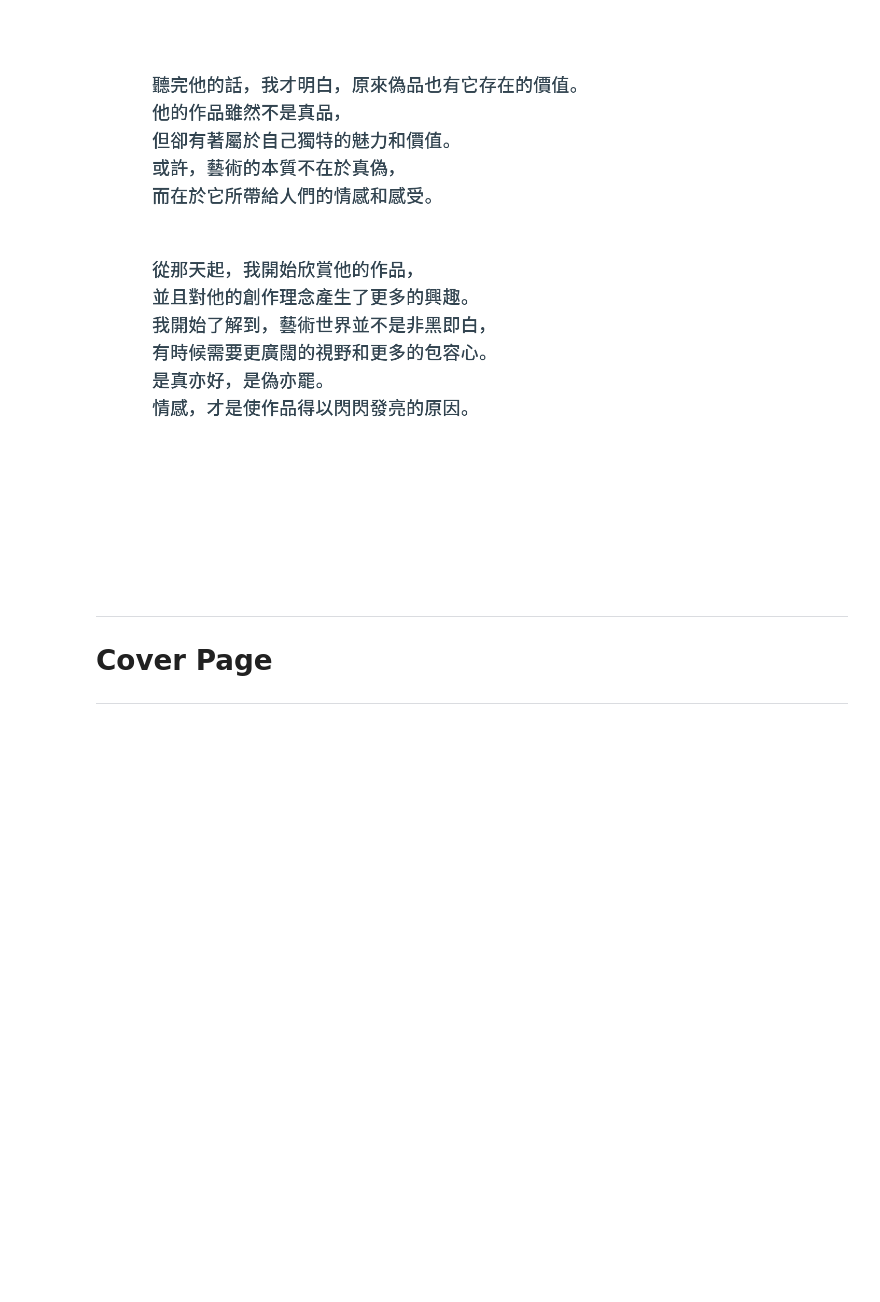
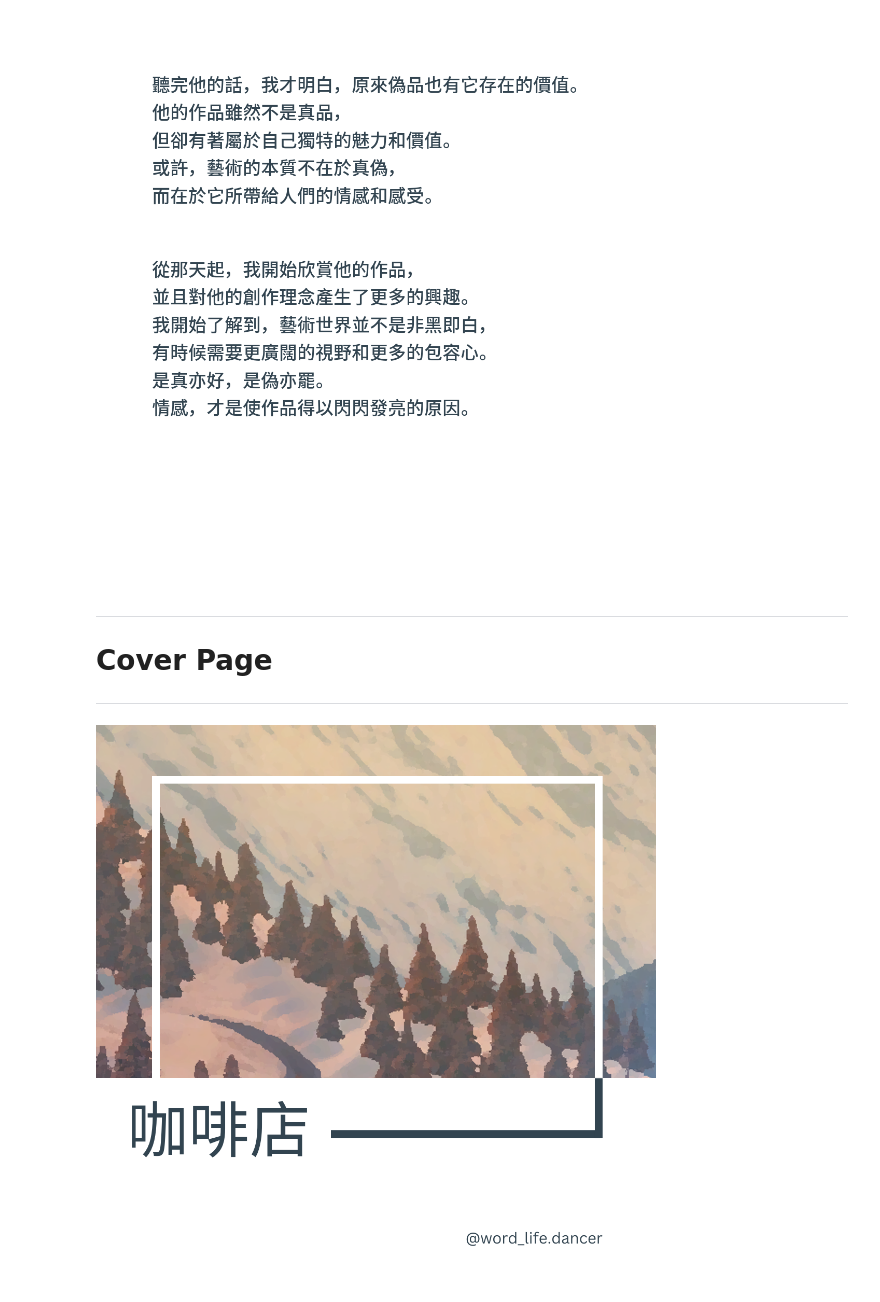
Before and after one commit to Gameboy612/ImageWithTextGenerator, a Jupyter notebook: TextToImage.ipynb, the cells around one changed output. Cells and saved outputs as stored; diff of their text form; code cells hidden in the pictures; blank space fills up the shorter version.

Commit message:
Finished Cover Generator

```diff
--- a/TextToImage.ipynb
+++ b/TextToImage.ipynb
@@ -395,3 +396,18 @@ output/page_5.png
 ---
 # Cover Page
 ---
+# %%
+OVERLAY_PATH = "./assets/overlay.png"
+BACKGROUND_PATH = "./input/background.png"
+
+
+TITLE_OUTPUT_PATH = "./output/cover.png"
+
+TITLE_FONT_SIZE = 118
+TITLE_LOCATION = (60, 687)
+TITLE_FONT_COLOR = TEXT_COLOR
+
+TITLE_FONT = ImageFont.truetype('./font/NotoSansTC-Regular.otf', size=TITLE_FONT_SIZE)
+
+TITLE_HIGHLIGHT_COLOR = "#fff"
+TITLE_HIGHLIGHT_RIGHT_SPACING = 38
@@ -397,0 +553,25 @@ output/page_5.png
+# %%
+# Get Overlay
+overlay_image = Image.open(TITLE_OUTPUT_PATH).convert("RGBA")
+
+# Get Background
+background_image = Image.open(BACKGROUND_PATH)
+scaled_background_image = background_image.resize(object.getActualSize())
+
+# Background
+canvas = Image.new(
+    color="#cccccc",
+    mode="RGBA",
+    size=(PAGE["x"], PAGE["y"])
+)
+
+
+canvas.paste(scaled_background_image, object.getActualPos(), )
+canvas.paste(overlay_image, (0,0), overlay_image)
+
+canvas.show()
+
+display(canvas)
+canvas.save(TITLE_OUTPUT_PATH)
+# %% [output]
+[figure, added]
```
Also changed, not shown: parts of 3 cells of this notebook, 5 other files.
